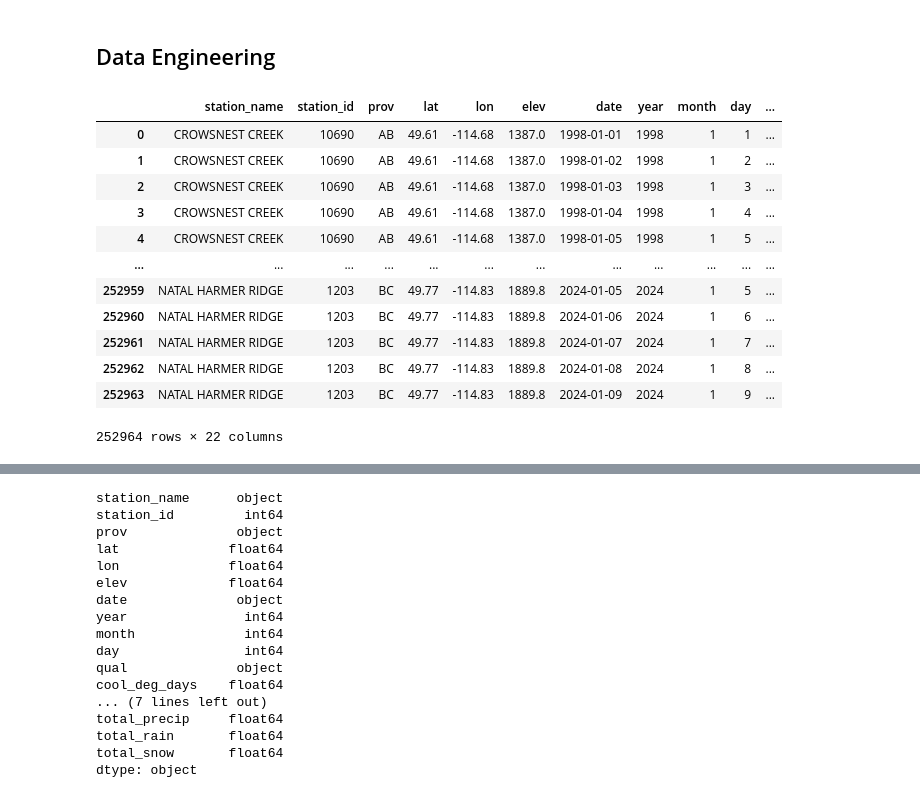
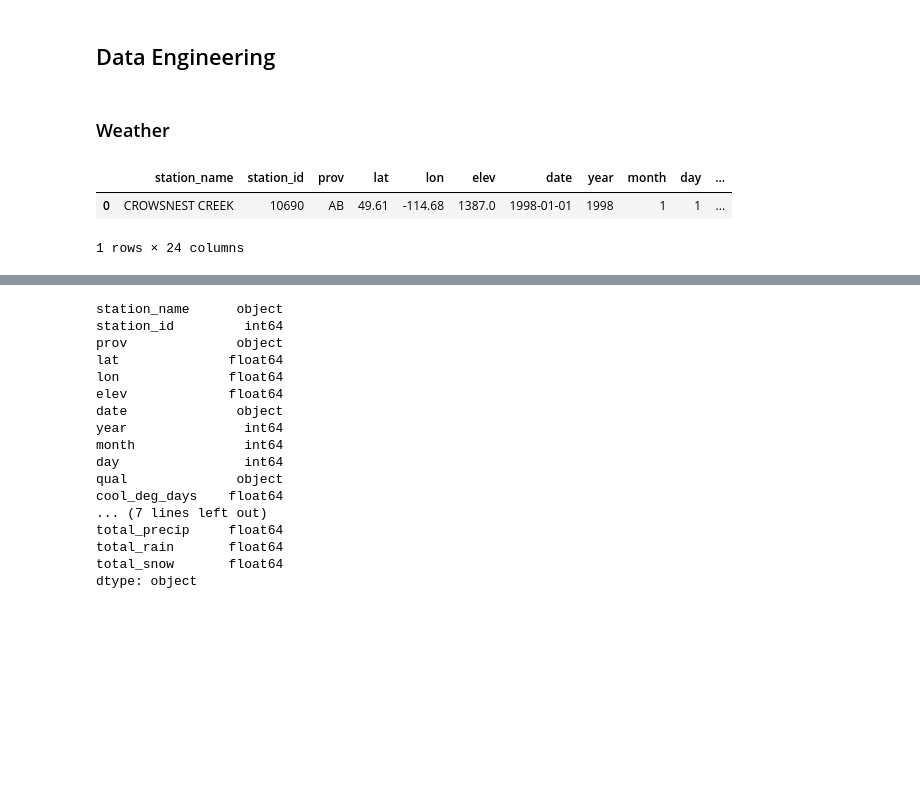
Before and after one commit to moniquebeaulieu/TM_PHES, a Jupyter notebook: EDA.ipynb, the cells around one changed output, grey strips where cells are left out. Drawn from its saved outputs; the diff is of its cells as text; code cells hidden in the pictures; blank space fills up the shorter version.

```diff
--- a/EDA.ipynb
+++ b/EDA.ipynb
@@ -17,2 +37,32 @@ from datetime import datetime, timedelta
+# %%
+def preprocess_weather_data(df):
+    """
+    Takes the weather canada data, drops unwanted columns and adds two new columns:
+    'monthly_mean_precip': Averages the precipitation data over the month for each weather station
+    'swe': Snow water equivalent calculated by SWE[cm] = snow density(-) * snow depth(cm)
+           Snow density is assumed to be 0.1
+
+    Parameters:
+    - df: Weather Canada DataFrame
+
+    Returns:
+    - df: Weather Canada DataFrame with new columns and dropped columns
+    """
+    # Columns to drop
+    columns_to_drop = ['station_operator', 'climate_id', 'WMO_id', 'TC_id']
+
+    # Drop specified columns and columns containing the word 'flag'
+    df.drop(columns=columns_to_drop + [col for col in df.columns if 'flag' in col.lower()], inplace=True)
+
+    # Snow Density (assumed)
+    snow_density = 0.1  # g/cm^3
+
+    # Creating a new column for Snow Water Equivalent (SWE)
+    df['swe'] = df['total_snow'] * snow_density
+
+    # Creating a new column for mean monthly precip
+    df['monthly_mean_precip'] = df.groupby(['station_name', 'year', 'month'])['total_precip'].transform('mean')
+
+    return df
 # %% [markdown]
 ## Data Engineering
@@ -27,0 +69,2 @@ from datetime import datetime, timedelta
+# %% [markdown]
+### Weather
@@ -28,22 +78,8 @@ from datetime import datetime, timedelta
 # %%
 weathercan_df = pd.read_csv(weathercan_path)
+weathercan_df = preprocess_weather_data(weathercan_df)
+weathercan_df.head(1)
+# %% [output]
+|  | station_name | station_id | prov | lat | lon | elev | date | year | month | day | ... |
+| 0 | CROWSNEST CREEK | 10690 | AB | 49.61 | -114.68 | 1387.0 | 1998-01-01 | 1998 | 1 | 1 | ... |
+1 rows × 24 columns
-# %%
-columns_to_drop = ['station_operator', 'climate_id', 'WMO_id', 'TC_id']
-
-# Drop specified columns and columns containing the word 'flag'
-weathercan_df.drop(columns=columns_to_drop + [col for col in weathercan_df.columns if 'flag' in col.lower()], inplace=True)
-weathercan_df
-# %% [output]
-|  | station_name | station_id | prov | lat | lon | elev | date | year | month | day | ... |
-| 0 | CROWSNEST CREEK | 10690 | AB | 49.61 | -114.68 | 1387.0 | 1998-01-01 | 1998 | 1 | 1 | ... |
-| 1 | CROWSNEST CREEK | 10690 | AB | 49.61 | -114.68 | 1387.0 | 1998-01-02 | 1998 | 1 | 2 | ... |
-| 2 | CROWSNEST CREEK | 10690 | AB | 49.61 | -114.68 | 1387.0 | 1998-01-03 | 1998 | 1 | 3 | ... |
-| 3 | CROWSNEST CREEK | 10690 | AB | 49.61 | -114.68 | 1387.0 | 1998-01-04 | 1998 | 1 | 4 | ... |
-| 4 | CROWSNEST CREEK | 10690 | AB | 49.61 | -114.68 | 1387.0 | 1998-01-05 | 1998 | 1 | 5 | ... |
-| ... | ... | ... | ... | ... | ... | ... | ... | ... | ... | ... | ... |
-| 252959 | NATAL HARMER RIDGE | 1203 | BC | 49.77 | -114.83 | 1889.8 | 2024-01-05 | 2024 | 1 | 5 | ... |
-| 252960 | NATAL HARMER RIDGE | 1203 | BC | 49.77 | -114.83 | 1889.8 | 2024-01-06 | 2024 | 1 | 6 | ... |
-| 252961 | NATAL HARMER RIDGE | 1203 | BC | 49.77 | -114.83 | 1889.8 | 2024-01-07 | 2024 | 1 | 7 | ... |
-| 252962 | NATAL HARMER RIDGE | 1203 | BC | 49.77 | -114.83 | 1889.8 | 2024-01-08 | 2024 | 1 | 8 | ... |
-| 252963 | NATAL HARMER RIDGE | 1203 | BC | 49.77 | -114.83 | 1889.8 | 2024-01-09 | 2024 | 1 | 9 | ... |
-252964 rows × 22 columns
```
Also changed, not shown: parts of 37 cells of this notebook.
